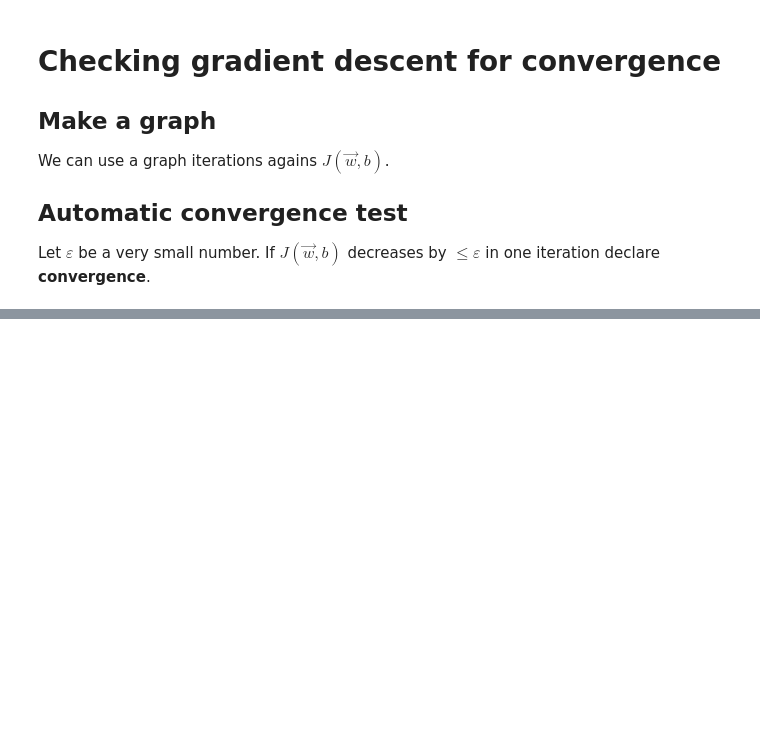
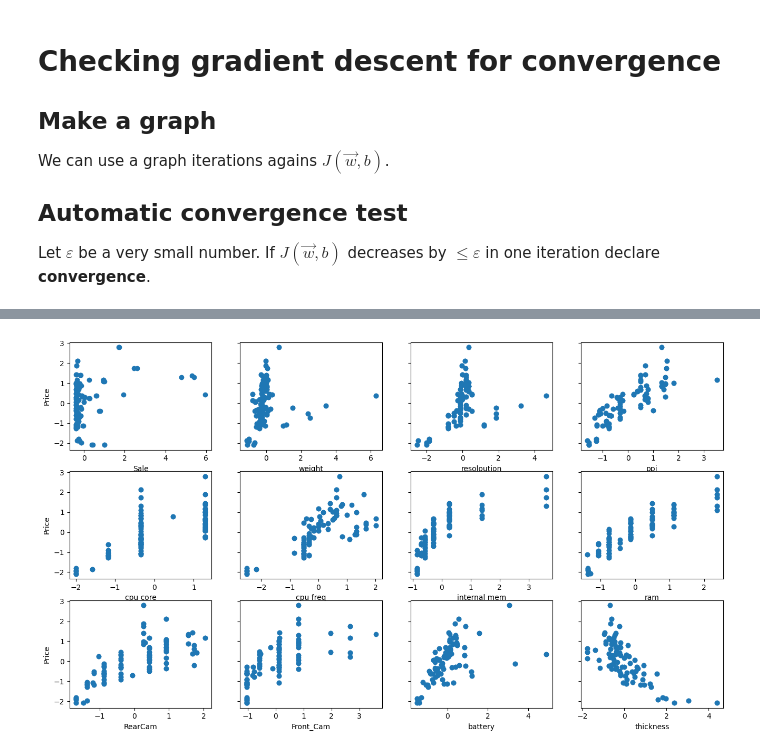
Before and after one commit to faustodavidhernandezjasso/supervised-machine-learning, a Jupyter notebook: src/feature_scaling.ipynb, the cells around one changed output, grey strips where cells are left out. Cells and saved outputs as stored; diff of their text form; code cells hidden in the pictures; blank space fills up the shorter version.

```diff
--- a/src/feature_scaling.ipynb
+++ b/src/feature_scaling.ipynb
@@ -47,0 +152,16 @@ Let $\varepsilon$ be a very small number. If $J\left(\vec{w}, b\right)$ decrease
+# %%
+Y_norm, _, _ = zscore_normalization(actual_y)
+fig,ax = plt.subplots(3, 4, figsize=(16, 9), sharey=True)
+c = 0
+for i in range(3):
+    for j in range(4):
+        feature = features_x[c]
+        ax[i][j].scatter(X_norm[:, c], Y_norm)
+        ax[i][j].set_xlabel(feature)
+        c += 1
+ax[0][0].set_ylabel("Price")
+ax[1][0].set_ylabel("Price")
+ax[2][0].set_ylabel("Price")
+plt.show()
+# %% [output]
+[figure, added]
```
Also changed, not shown: parts of 6 cells of this notebook.
